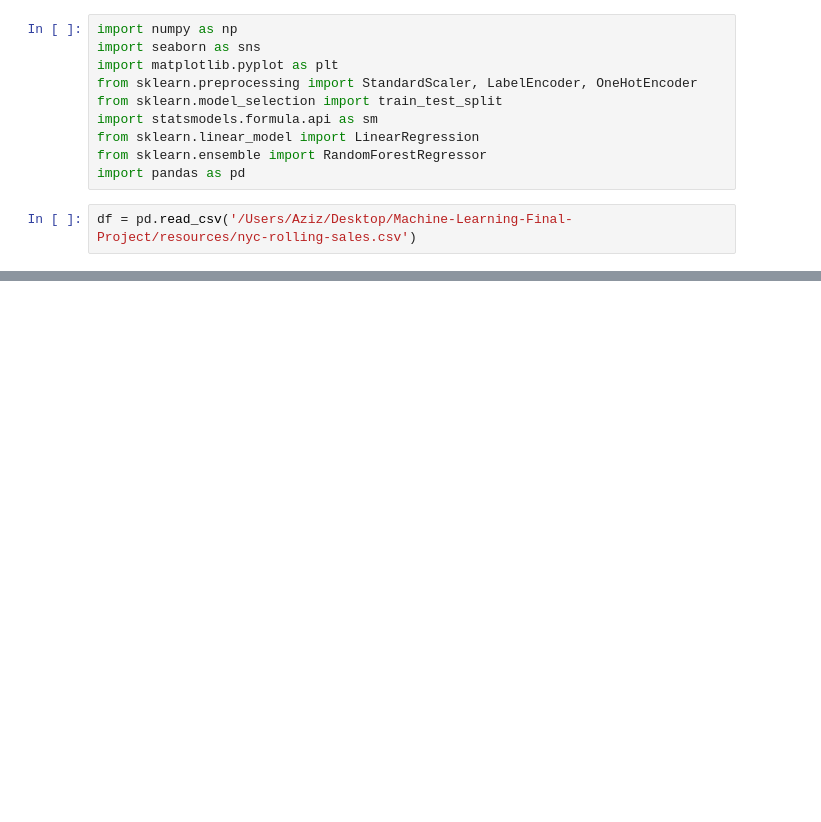
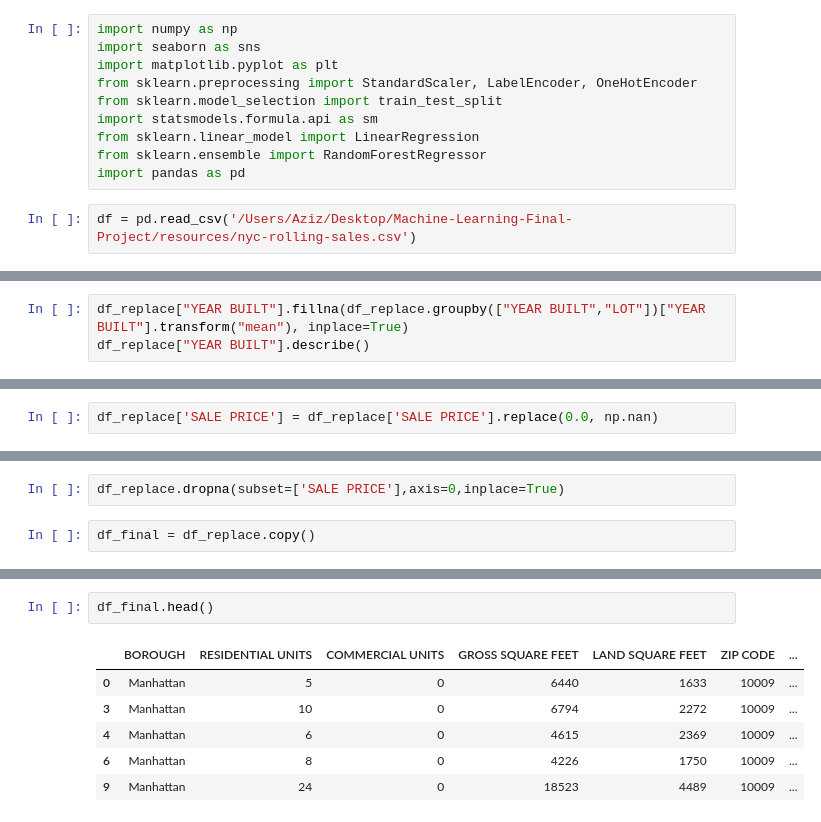
Before and after one commit to walidcol/Machine-Learning-Final-Project, a Jupyter notebook: Untitled.ipynb, the cells around one changed output, grey strips where cells are left out. Saved outputs shown, nothing was run; the diff lists cells and outputs as text; blank space fills up the shorter version.

```diff
--- a/Untitled.ipynb
+++ b/Untitled.ipynb
@@ -76,0 +154,3 @@ df_replace.to_csv('output.csv', index=False)
+# %%
+df_replace["YEAR BUILT"].fillna(df_replace.groupby(["YEAR BUILT","LOT"])["YEAR BUILT"].transform("mean"), inplace=True)
+df_replace["YEAR BUILT"].describe()
@@ -76,0 +187,2 @@ df_replace.to_csv('output.csv', index=False)
+# %%
+df_replace['SALE PRICE'] = df_replace['SALE PRICE'].replace(0.0, np.nan)
@@ -76,0 +202,4 @@ df_replace.to_csv('output.csv', index=False)
+# %%
+df_replace.dropna(subset=['SALE PRICE'],axis=0,inplace=True)
+# %%
+df_final = df_replace.copy()
@@ -76,0 +244,9 @@ df_replace.to_csv('output.csv', index=False)
+# %%
+df_final.head()
+# %% [output]
+|  | BOROUGH | RESIDENTIAL UNITS | COMMERCIAL UNITS | GROSS SQUARE FEET | LAND SQUARE FEET | ZIP CODE | ... |
+| 0 | Manhattan | 5 | 0 | 6440 | 1633 | 10009 | ... |
+| 3 | Manhattan | 10 | 0 | 6794 | 2272 | 10009 | ... |
+| 4 | Manhattan | 6 | 0 | 4615 | 2369 | 10009 | ... |
+| 6 | Manhattan | 8 | 0 | 4226 | 1750 | 10009 | ... |
+| 9 | Manhattan | 24 | 0 | 18523 | 4489 | 10009 | ... |
```
Also changed, not shown: parts of 24 cells of this notebook, 3 other files.
